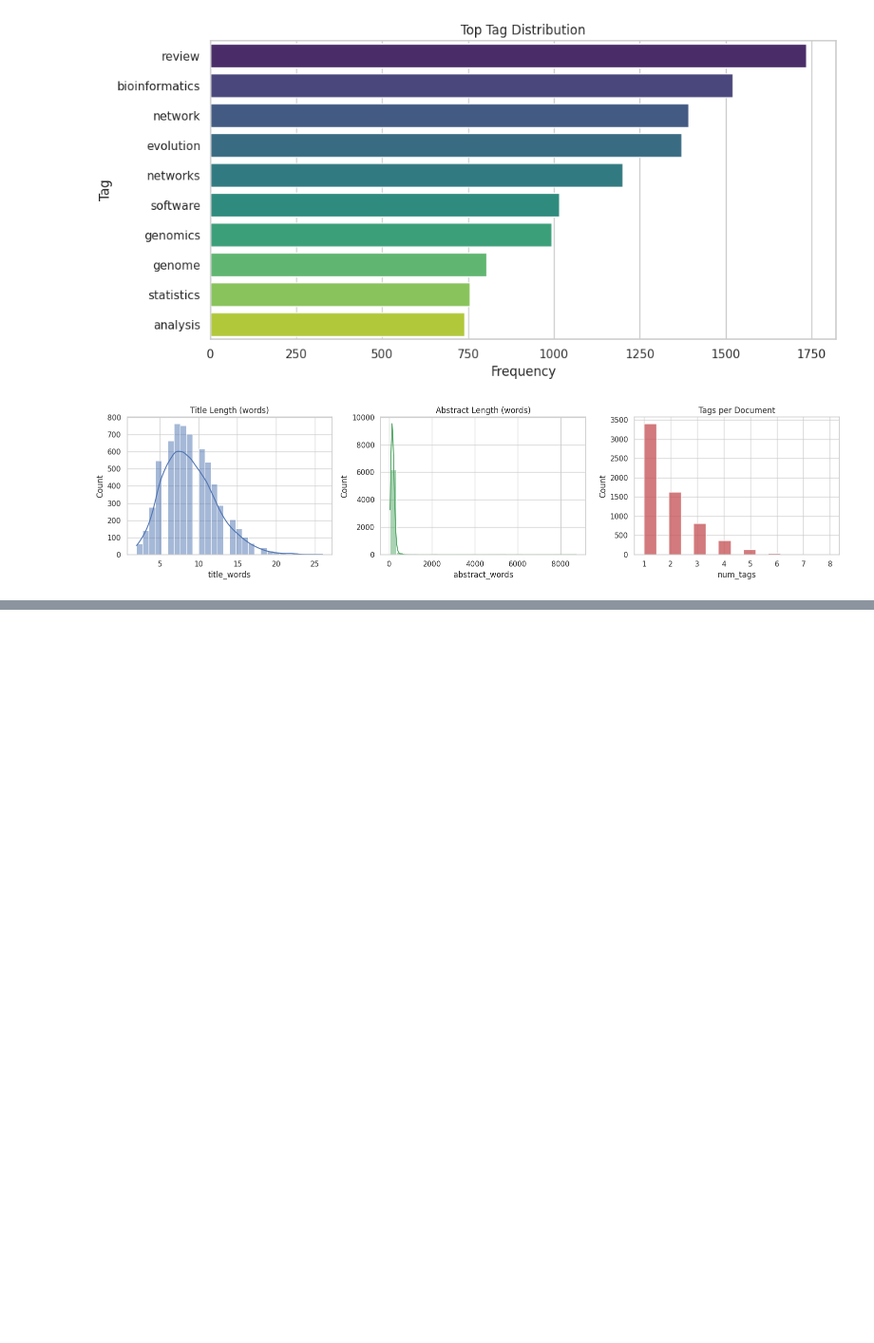
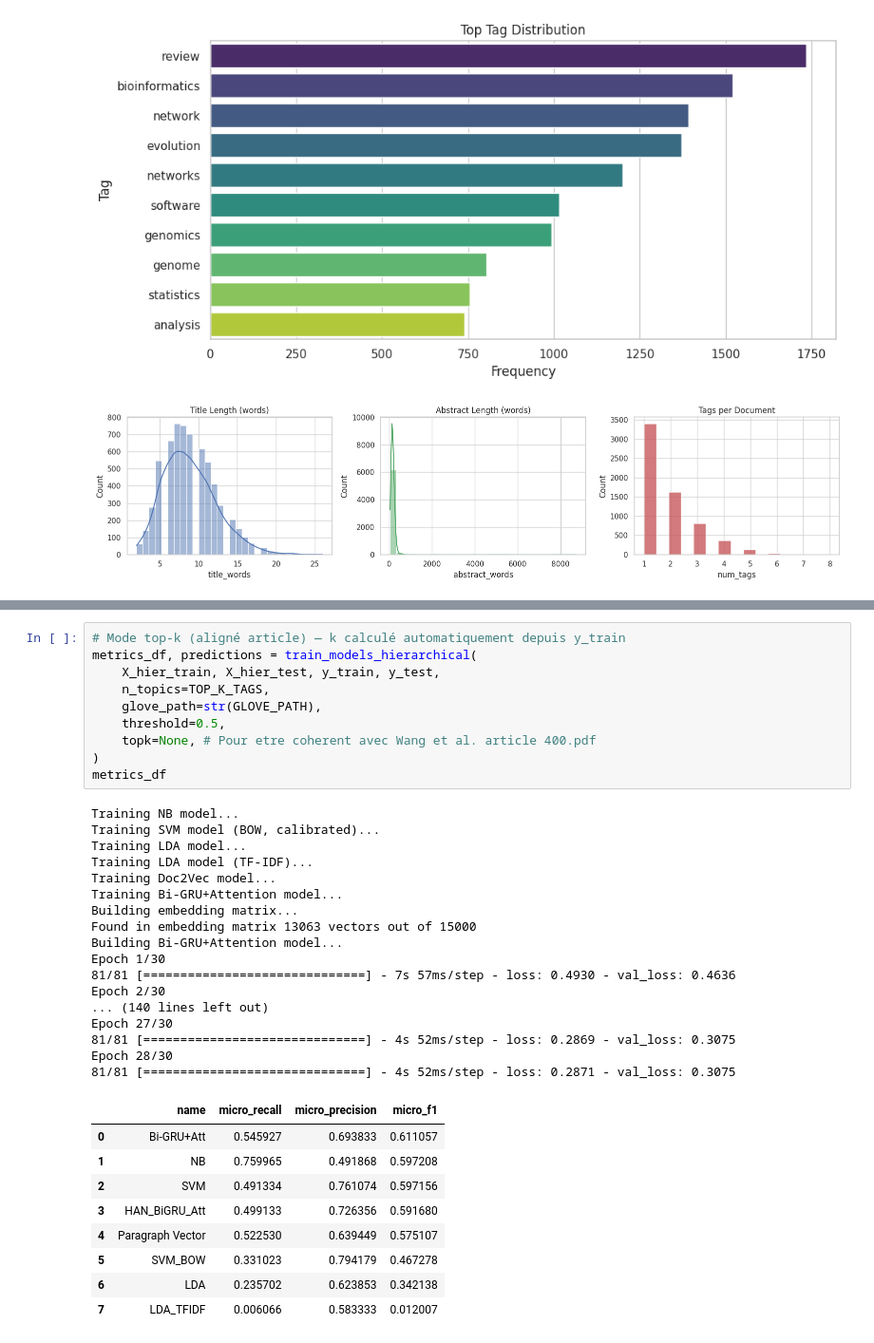
Before and after one commit to WebSemantic-Projet-n-1/projet_session, a Jupyter notebook: tag_reco_experiment.ipynb, the cells around one changed output, grey strips where cells are left out. Shown at 95% size. Cells and saved outputs as stored; diff of their text form; blank space fills up the shorter version.

```diff
--- a/tag_reco_experiment.ipynb
+++ b/tag_reco_experiment.ipynb
@@ -222,0 +321,37 @@ I0000 00:00:1776353377.111585    1292 device_compiler.h:188] Compiled cluster us
+# %%
+# Mode top-k (aligné article) — k calculé automatiquement depuis y_train
+metrics_df, predictions = train_models_hierarchical(
+    X_hier_train, X_hier_test, y_train, y_test,
+    n_topics=TOP_K_TAGS,
+    glove_path=str(GLOVE_PATH),
+    threshold=0.5,
+    topk=None, # Pour etre coherent avec Wang et al. article 400.pdf
+)
+metrics_df
+# %% [output]
+Training NB model...
+Training SVM model (BOW, calibrated)...
+Training LDA model...
+Training LDA model (TF-IDF)...
+Training Doc2Vec model...
+Training Bi-GRU+Attention model...
+Building embedding matrix...
+Found in embedding matrix 13063 vectors out of 15000
+Building Bi-GRU+Attention model...
+Epoch 1/30
+81/81 [==============================] - 7s 57ms/step - loss: 0.4930 - val_loss: 0.4636
+Epoch 2/30
+... (140 lines left out)
+Epoch 27/30
+81/81 [==============================] - 4s 52ms/step - loss: 0.2869 - val_loss: 0.3075
+Epoch 28/30
+81/81 [==============================] - 4s 52ms/step - loss: 0.2871 - val_loss: 0.3075
+|  | name | micro_recall | micro_precision | micro_f1 |
+| 0 | Bi-GRU+Att | 0.545927 | 0.693833 | 0.611057 |
+| 1 | NB | 0.759965 | 0.491868 | 0.597208 |
+| 2 | SVM | 0.491334 | 0.761074 | 0.597156 |
+| 3 | HAN_BiGRU_Att | 0.499133 | 0.726356 | 0.591680 |
+| 4 | Paragraph Vector | 0.522530 | 0.639449 | 0.575107 |
+| 5 | SVM_BOW | 0.331023 | 0.794179 | 0.467278 |
+| 6 | LDA | 0.235702 | 0.623853 | 0.342138 |
+| 7 | LDA_TFIDF | 0.006066 | 0.583333 | 0.012007 |
```
Also changed, not shown: parts of 11 cells of this notebook, 7 other files.
